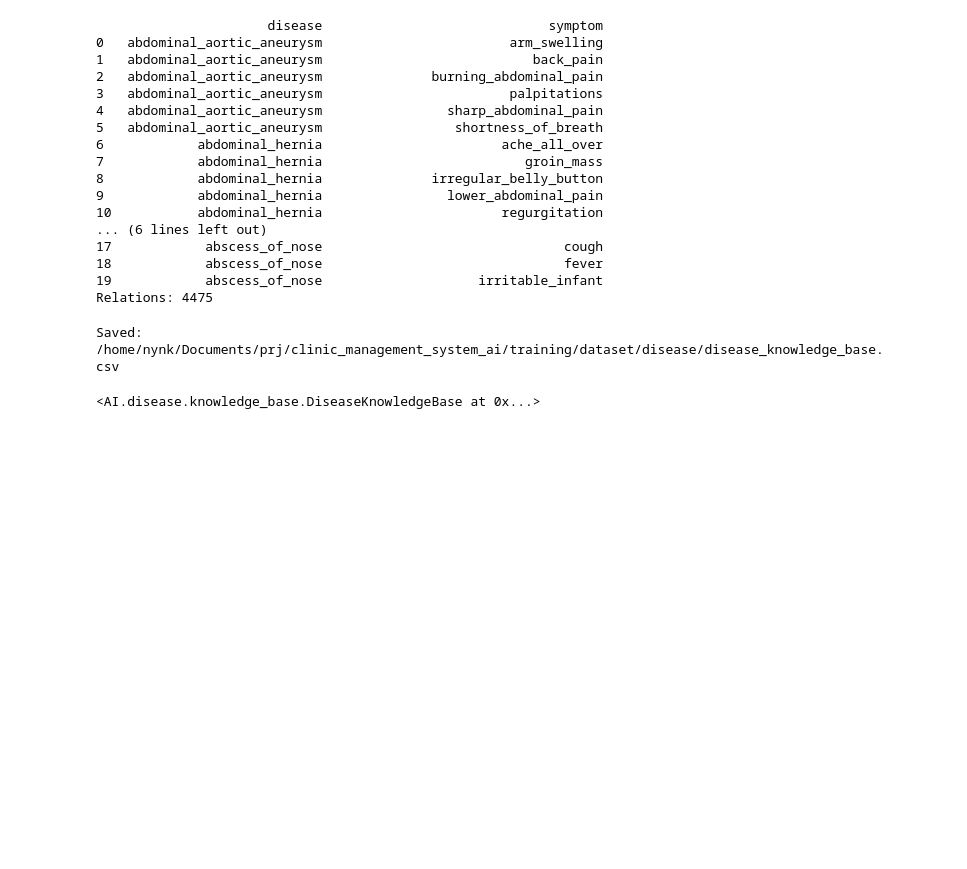
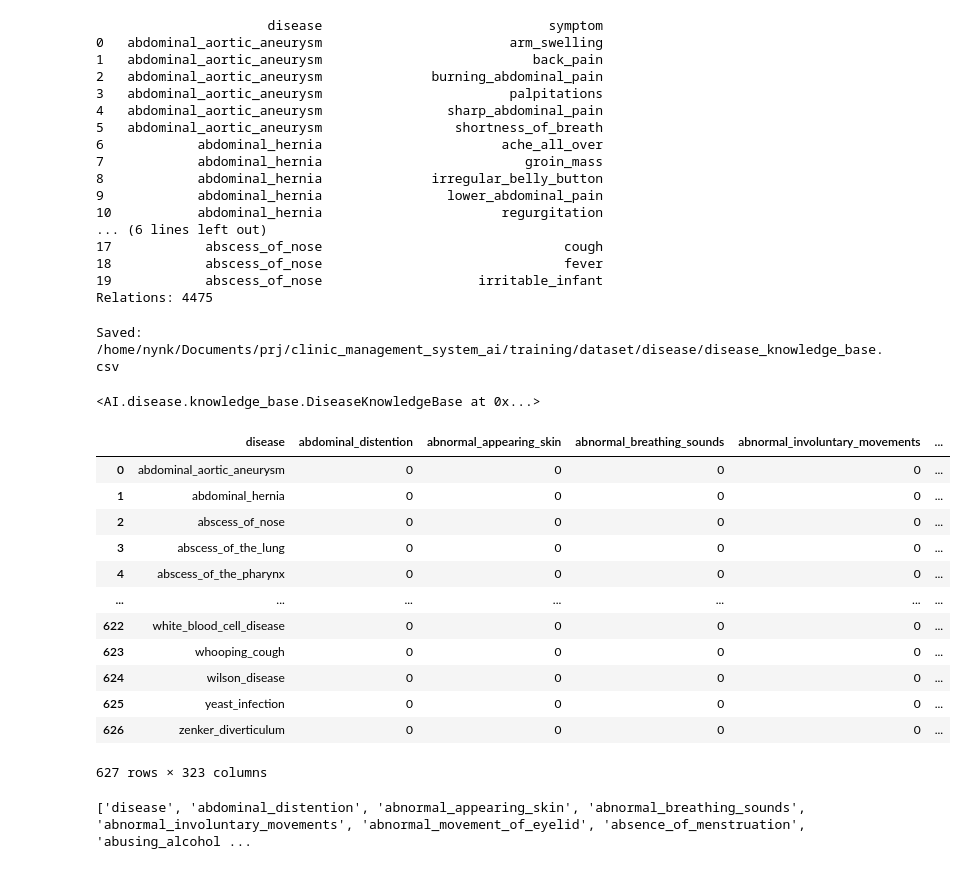
Before and after one commit to nguyenninh1212212/clinic_management_system_ai, a Jupyter notebook: training/notebooks/convert_dataset.ipynb, the cells around one changed output. Cells and saved outputs as stored; diff of their text form; code cells hidden in the pictures; blank space fills up the shorter version.

```diff
--- a/training/notebooks/convert_dataset.ipynb
+++ b/training/notebooks/convert_dataset.ipynb
@@ -396,4 +396,26 @@ kb
 # %% [output]
 <AI.disease.knowledge_base.DiseaseKnowledgeBase at 0x...>
 # %%
-import
+import pandas as pd
+
+df = pd.read_csv("../dataset/disease/disease_features.csv")
+df
+# %% [output]
+|  | disease | abdominal_distention | abnormal_appearing_skin | abnormal_breathing_sounds | abnormal_involuntary_movements | ... |
+| 0 | abdominal_aortic_aneurysm | 0 | 0 | 0 | 0 | ... |
+| 1 | abdominal_hernia | 0 | 0 | 0 | 0 | ... |
+| 2 | abscess_of_nose | 0 | 0 | 0 | 0 | ... |
+| 3 | abscess_of_the_lung | 0 | 0 | 0 | 0 | ... |
+| 4 | abscess_of_the_pharynx | 0 | 0 | 0 | 0 | ... |
+| ... | ... | ... | ... | ... | ... | ... |
+| 622 | white_blood_cell_disease | 0 | 0 | 0 | 0 | ... |
+| 623 | whooping_cough | 0 | 0 | 0 | 0 | ... |
+| 624 | wilson_disease | 0 | 0 | 0 | 0 | ... |
+| 625 | yeast_infection | 0 | 0 | 0 | 0 | ... |
+| 626 | zenker_diverticulum | 0 | 0 | 0 | 0 | ... |
+627 rows × 323 columns
+# %%
+headers = df.columns.tolist()
+print(headers)
+# %% [output]
+['disease', 'abdominal_distention', 'abnormal_appearing_skin', 'abnormal_breathing_sounds', 'abnormal_involuntary_movements', 'abnormal_movement_of_eyelid', 'absence_of_menstruation', 'abusing_alcohol ...
```
Also changed, not shown: 12 other files.
